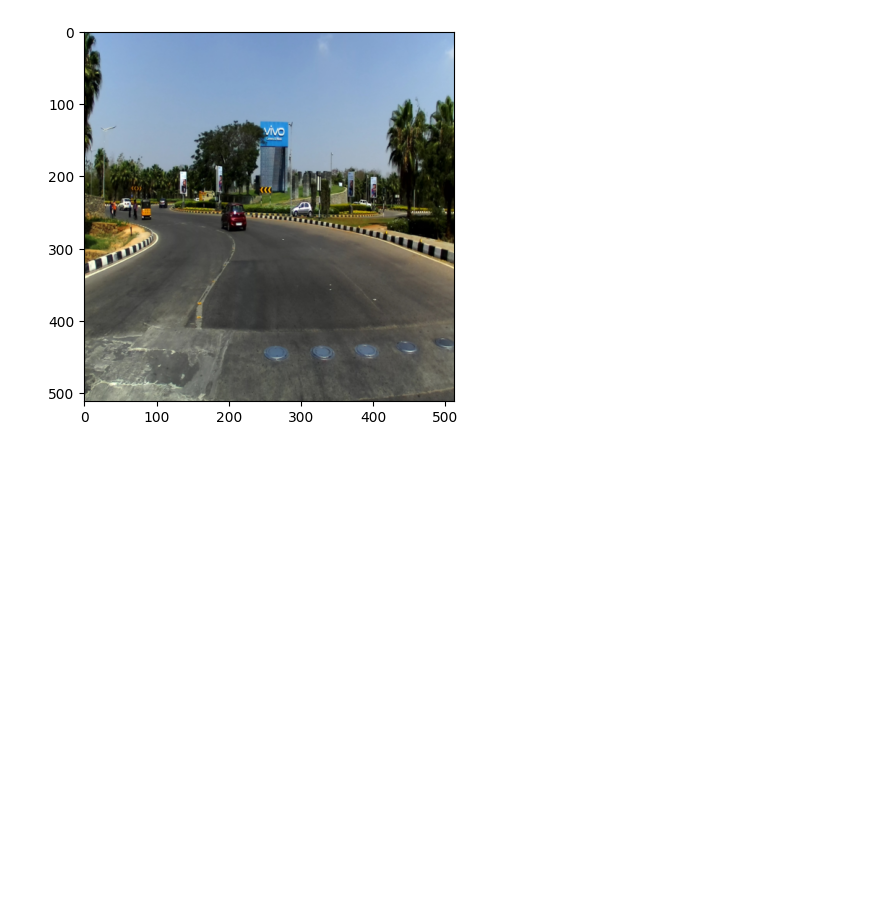
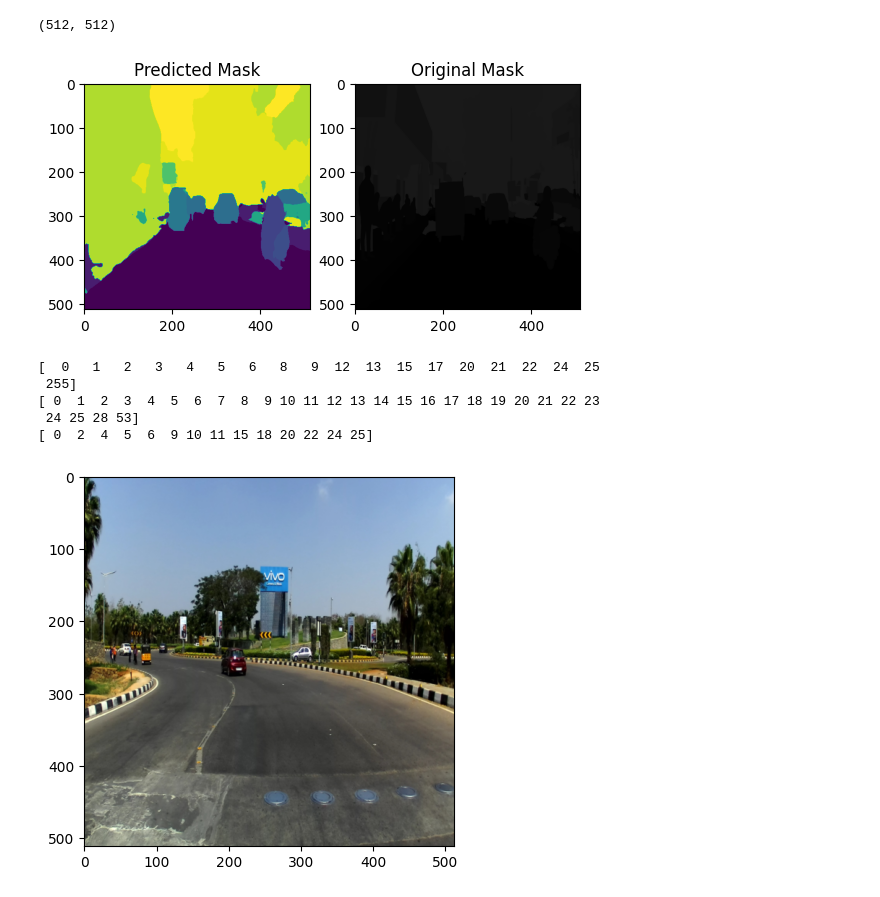
Before and after one commit to BlackPanther112358/CSE344-Computer-Vision, a Jupyter notebook: Ass1 - Visual Recognition with Deep Learning/q3_2021507_HW1.ipynb, the cells around one changed output. Drawn from its saved outputs; the diff is of its cells as text; code cells hidden in the pictures; blank space fills up the shorter version.

Commit message:
Figured how to use the masks

```diff
--- a/Ass1 - Visual Recognition with Deep Learning/q3_2021507_HW1.ipynb
+++ b/Ass1 - Visual Recognition with Deep Learning/q3_2021507_HW1.ipynb
@@ -168,7 +168,7 @@ sys.path.append(r"D:\Desktop\IIIT D Course Material\6th sem\CV\CV - Assignments\
 import network
 
 img_dataset = IDD_Dataset(IMAGE_PATH, common_images, lambda x: f"image_{x}.jpg", transform=transform)
-dataloader = DataLoader(img_dataset, batch_size=4, shuffle=True)
+dataloader = DataLoader(img_dataset, batch_size=4)
 device = torch.device("cuda" if torch.cuda.is_available() else "cpu")
 
 MODEL_NAME:str = "deeplabv3plus_resnet101"
@@ -184,15 +184,53 @@ for i, data in enumerate(dataloader):
     # output the image and the mask
     image = data.to(device)
     output = model(image)
-    pred = output.max(1)[1].cpu().numpy()
-    pred = pred.astype(np.uint8)
-    # Saving the preds in a folder
-    for j in range(len(pred)):
-        # plt.imshow(pred[j])
-        # plt.show()
-        plt.imsave(f"preds/pred_{i}_{j}.jpg", pred[j])
-    if i > 10:
-        break
+    break
+    # pred = output.max(1)[1].cpu().numpy()
+    # pred = pred.astype(np.uint8)
+    # # Saving the preds in a folder
+    # # for j in range(len(pred)):
+    #     # plt.imshow(pred[j])
+    #     # plt.show()
+    #     # plt.imsave(f"preds/pred_{i}_{j}.jpg", pred[j])
+# %%
+pred = output.max(1)[1].detach().cpu().numpy()
+pred_img = pred.astype(np.uint8)
+pred_img = pred_img[0]
+# Converting pred from Cityscape to IDD
+for i in range(pred_img.shape[0]):
+    for j in range(pred_img.shape[1]):
+        if pred_img[i][j] in Cityscape_to_IDD:
+            pred_img[i][j] = Cityscape_to_IDD[pred_img[i][j]]
+        else:
+            pred[i][j] = 0
+print(pred_img.shape)
+plt.subplot(1, 2, 1)  # 1 row, 2 columns, index 1
+plt.imshow(pred_img)
+plt.title('Predicted Mask')
+
+# Get the first mask and plot it to compare
+mask = mask_dataset[0]
+trans_mask = transform1(mask)
+plt.subplot(1, 2, 2)  # 1 row, 2 columns, index 2
+plt.imshow(trans_mask, cmap = 'viridis')
+plt.title('Original Mask')
+
+# Show both mask and predicted mask
+plt.show()
+# %% [output]
+(512, 512)
+[figure, added]
+# %%
+# Print the pixels in mask and predicted mask
+print(np.unique(mask))
+print(np.unique(trans_mask))
+print(np.unique(pred_img))
+# %% [output]
+[  0   1   2   3   4   5   6   8   9  12  13  15  17  20  21  22  24  25
+ 255]
+[ 0  1  2  3  4  5  6  7  8  9 10 11 12 13 14 15 16 17 18 19 20 21 22 23
+ 24 25 28 53]
+[ 0  2  4  5  6  9 10 11 15 18 20 22 24 25]
 # %%
 # print image
 plt.imshow(np.transpose(data[0].numpy(), (1, 2, 0)))
```
Also changed, not shown: parts of 4 cells of this notebook, 1 other file.
